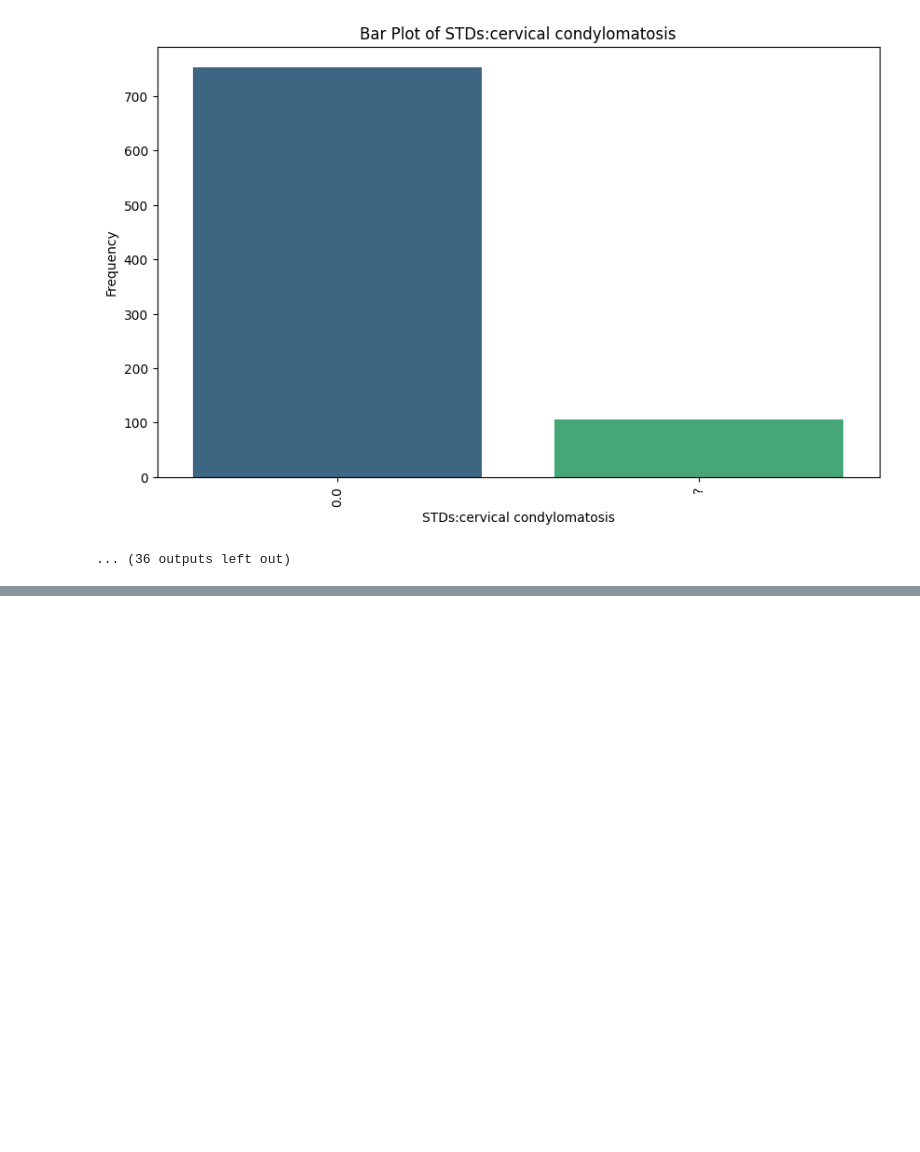
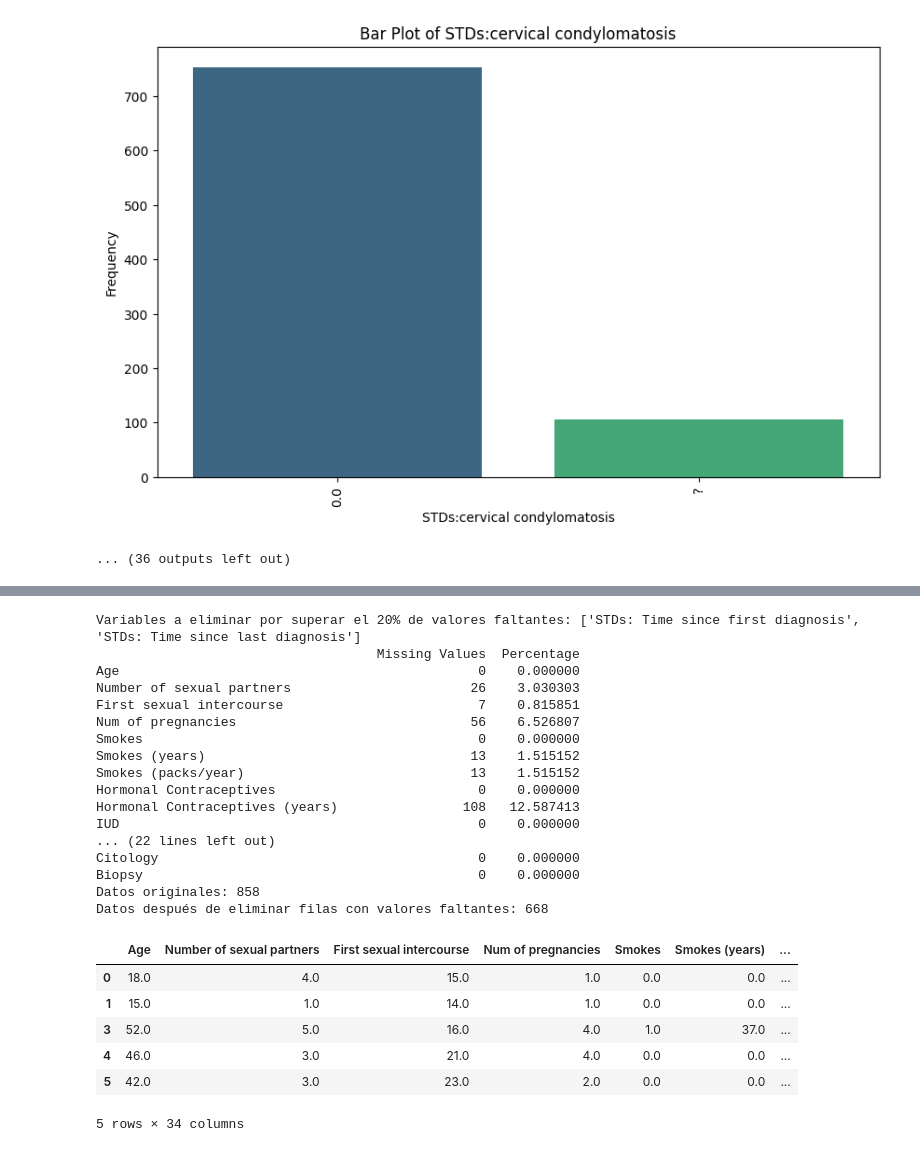
Before and after one commit to SofiLam13/Lab1-DataScience-, a Jupyter notebook: Lab1(Data_Science).ipynb, the cells around one changed output, grey strips where cells are left out. Saved outputs shown, nothing was run; the diff lists cells and outputs as text; code cells hidden in the pictures; blank space fills up the shorter version.

```diff
--- a/Lab1(Data_Science).ipynb
+++ b/Lab1(Data_Science).ipynb
@@ -273,0 +303,48 @@ Name: proportion, dtype: float64
+# %%
+#Evaluar la eliminación de variables con muchos valores faltantes
+threshold = 20
+variablesToDrop = missingData[missingData['Percentage'] > threshold].index.tolist()
+print(f'Variables a eliminar por superar el {threshold}% de valores faltantes: {variablesToDrop}')
+
+#Eliminar variables con demasiados valores faltantes
+dataCleaned = datos.drop(columns=variablesToDrop)
+
+#Verificar la cantidad de valores faltantes en el dataset limpio
+missingValuesCleaned = dataCleaned.isnull().sum()
+missingPercentageCleaned = (missingValuesCleaned / len(dataCleaned)) * 100
+print(pd.DataFrame({'Missing Values': missingValuesCleaned, 'Percentage': missingPercentageCleaned}))
+
+#Eliminar filas con valores faltantes
+dataFinal = dataCleaned.dropna()
+
+#Mostrar la cantidad de datos eliminados
+print(f'Datos originales: {len(datos)}')
+print(f'Datos después de eliminar filas con valores faltantes: {len(dataFinal)}')
+
+#Mostrar el dataframe final sin valores faltantes
+dataFinal.head()
+# %% [output]
+Variables a eliminar por superar el 20% de valores faltantes: ['STDs: Time since first diagnosis', 'STDs: Time since last diagnosis']
+                                    Missing Values  Percentage
+Age                                              0    0.000000
+Number of sexual partners                       26    3.030303
+First sexual intercourse                         7    0.815851
+Num of pregnancies                              56    6.526807
+Smokes                                           0    0.000000
+Smokes (years)                                  13    1.515152
+Smokes (packs/year)                             13    1.515152
+Hormonal Contraceptives                          0    0.000000
+Hormonal Contraceptives (years)                108   12.587413
+IUD                                              0    0.000000
+... (22 lines left out)
+Citology                                         0    0.000000
+Biopsy                                           0    0.000000
+Datos originales: 858
+Datos después de eliminar filas con valores faltantes: 668
+|  | Age | Number of sexual partners | First sexual intercourse | Num of pregnancies | Smokes | Smokes (years) | ... |
+| 0 | 18.0 | 4.0 | 15.0 | 1.0 | 0.0 | 0.0 | ... |
+| 1 | 15.0 | 1.0 | 14.0 | 1.0 | 0.0 | 0.0 | ... |
+| 3 | 52.0 | 5.0 | 16.0 | 4.0 | 1.0 | 37.0 | ... |
+| 4 | 46.0 | 3.0 | 21.0 | 4.0 | 0.0 | 0.0 | ... |
+| 5 | 42.0 | 3.0 | 23.0 | 2.0 | 0.0 | 0.0 | ... |
+5 rows × 34 columns
```
Also changed, not shown: parts of 8 cells of this notebook.
